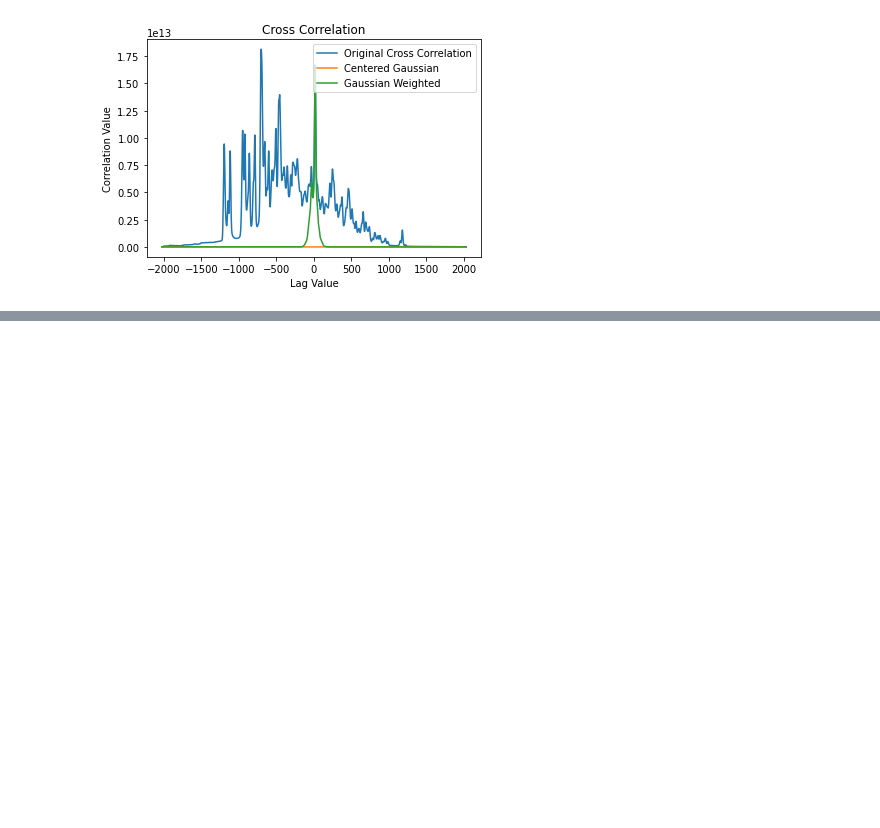
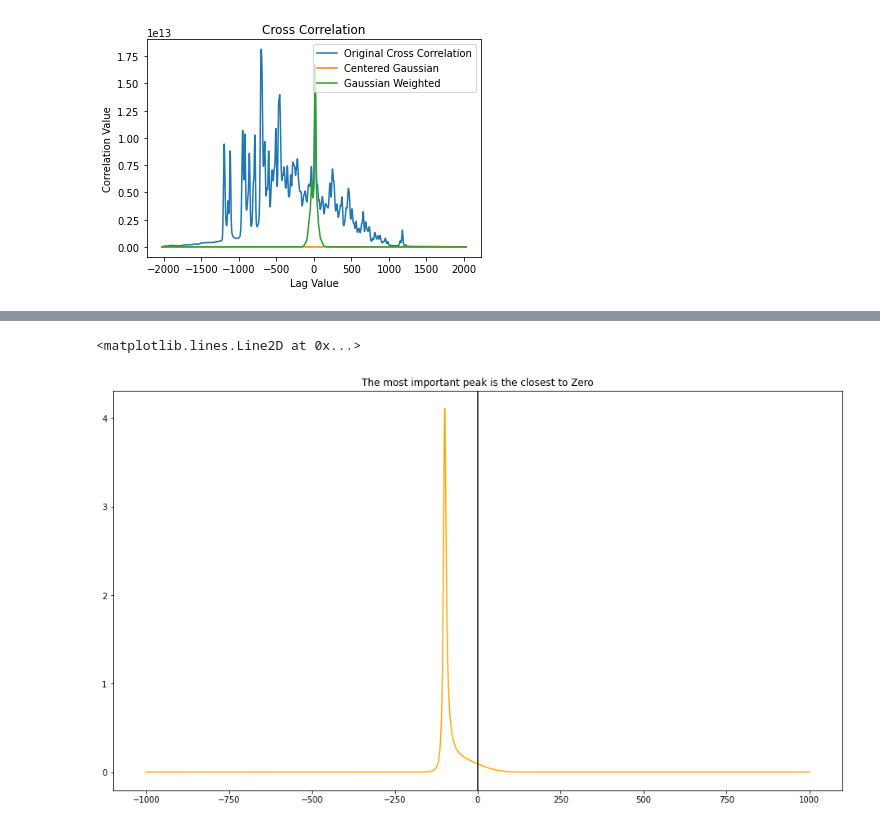
Before and after one commit to simontorres/general_documentation, a Jupyter notebook: jupyter-notebooks/pipeline_development/Improve Global Cross Correlation.ipynb, the cells around one changed output, grey strips where cells are left out. Saved outputs shown, nothing was run; the diff lists cells and outputs as text; code cells hidden in the pictures; blank space fills up the shorter version.

```diff
--- a/jupyter-notebooks/pipeline_development/Improve Global Cross Correlation.ipynb
+++ b/jupyter-notebooks/pipeline_development/Improve Global Cross Correlation.ipynb
@@ -157,0 +194,8 @@ I created a gaussian weight distribution, centered in 0. This is correct because
+# %%
+fig, ax = plt.subplots(figsize=(16,9))
+ax.set_title("The most important peak is the closest to Zero")
+ax.plot(x_axis, data * weights, color='orange')
+ax.axvline(0, color='k', label="Zero")
+# %% [output]
+<matplotlib.lines.Line2D at 0x...>
+[figure, added]
```
Also changed, not shown: parts of 14 cells of this notebook.
